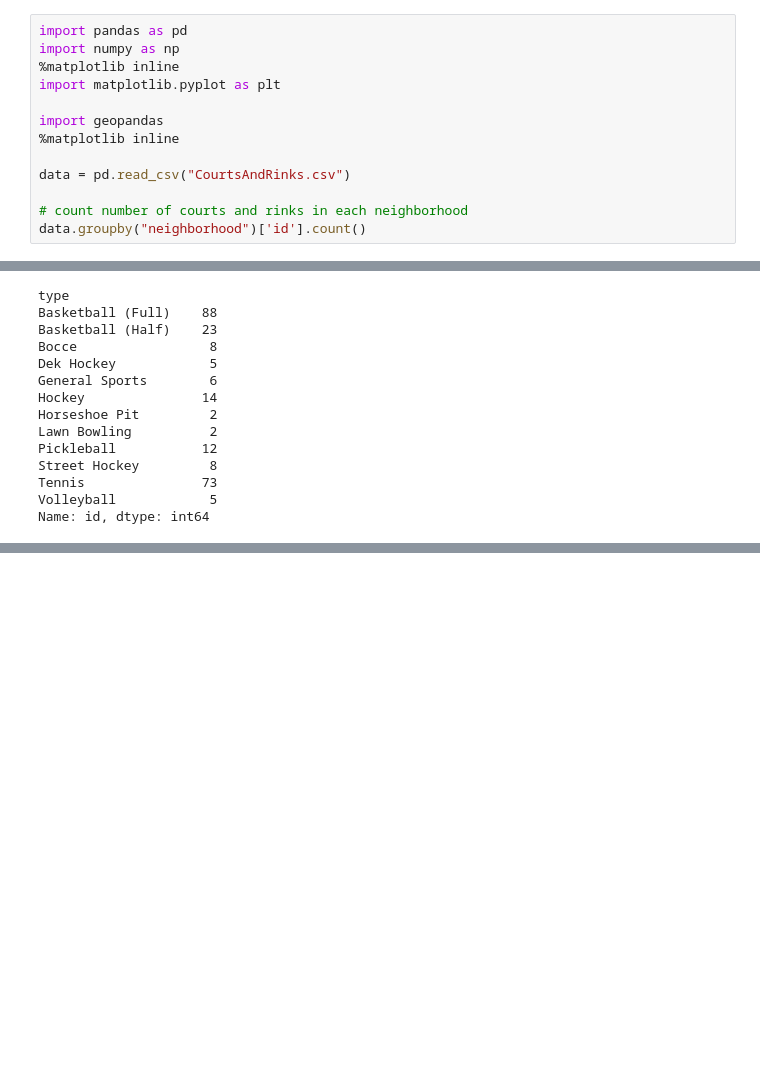
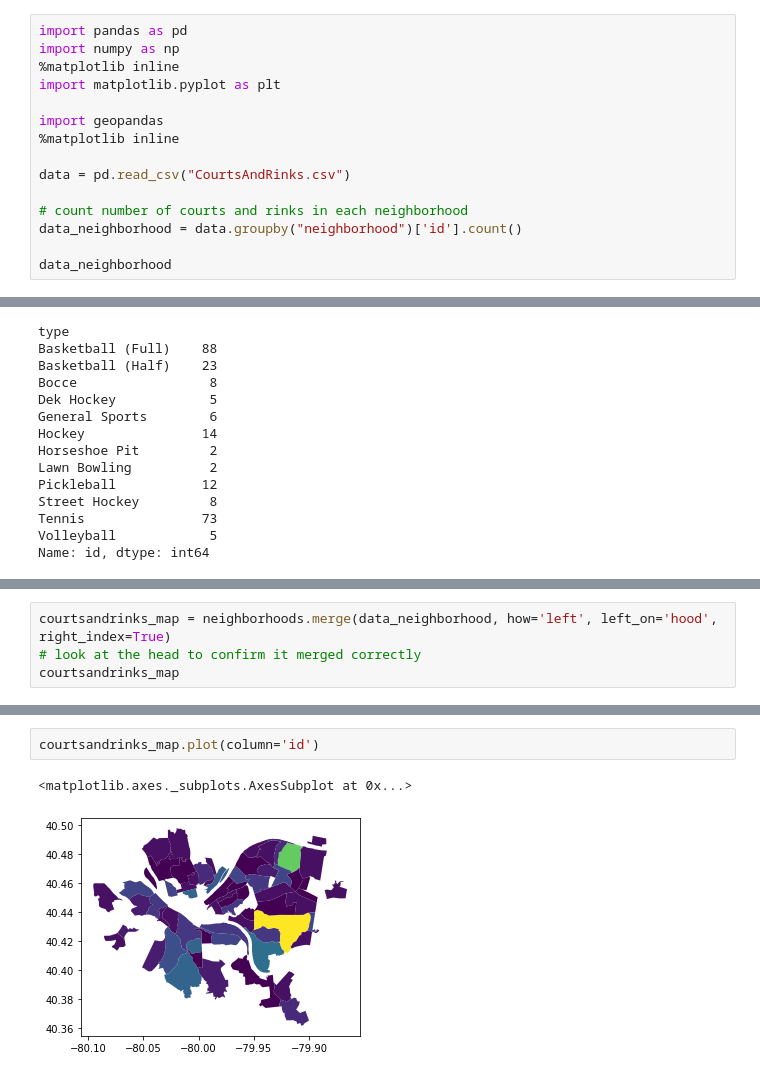
Before and after one commit to LucyEReilly/BigIdeasFinal, a Jupyter notebook: Lucy'sNotebook.ipynb, the cells around one changed output, grey strips where cells are left out. Saved outputs shown, nothing was run; the diff lists cells and outputs as text; blank space fills up the shorter version.

```diff
--- a/Lucy'sNotebook.ipynb
+++ b/Lucy'sNotebook.ipynb
@@ -15,7 +15,9 @@ import geopandas
 data = pd.read_csv("CourtsAndRinks.csv")
 
 # count number of courts and rinks in each neighborhood
-data.groupby("neighborhood")['id'].count()
+data_neighborhood = data.groupby("neighborhood")['id'].count()
+
+data_neighborhood
 # %% [output]
 neighborhood
 Allegheny Center       9
@@ -55,0 +59,4 @@ DriverError: Unable to open Neighborhoods_.shx or Neighborhoods_.SHX. Set SHAPE_
+# %%
+courtsandrinks_map = neighborhoods.merge(data_neighborhood, how='left', left_on='hood', right_index=True)
+# look at the head to confirm it merged correctly
+courtsandrinks_map
@@ -55,0 +77,5 @@ DriverError: Unable to open Neighborhoods_.shx or Neighborhoods_.SHX. Set SHAPE_
+# %%
+courtsandrinks_map.plot(column='id')
+# %% [output]
+<matplotlib.axes._subplots.AxesSubplot at 0x...>
+[figure, added]
```
Also changed, not shown: parts of 3 cells of this notebook.
